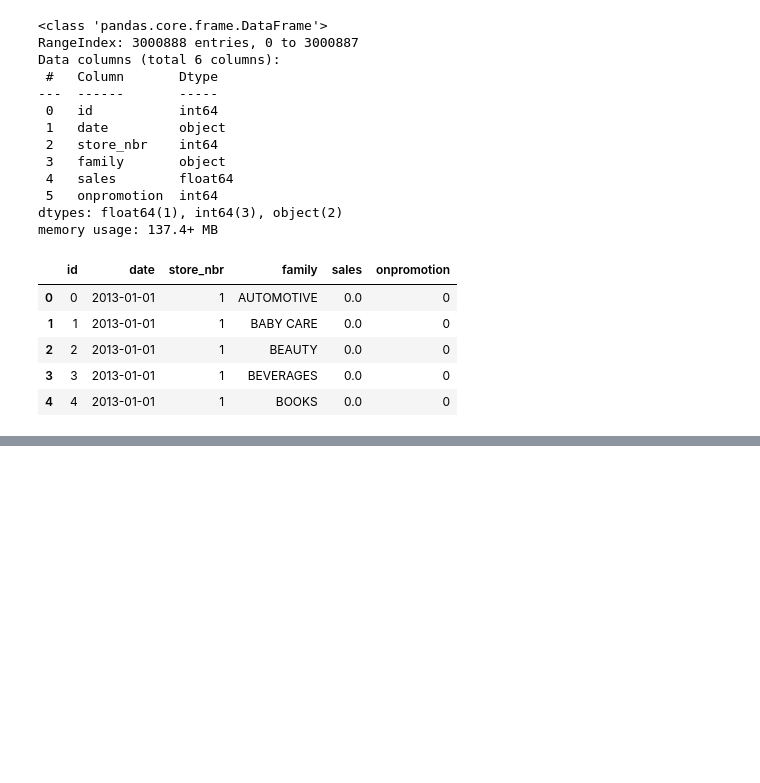
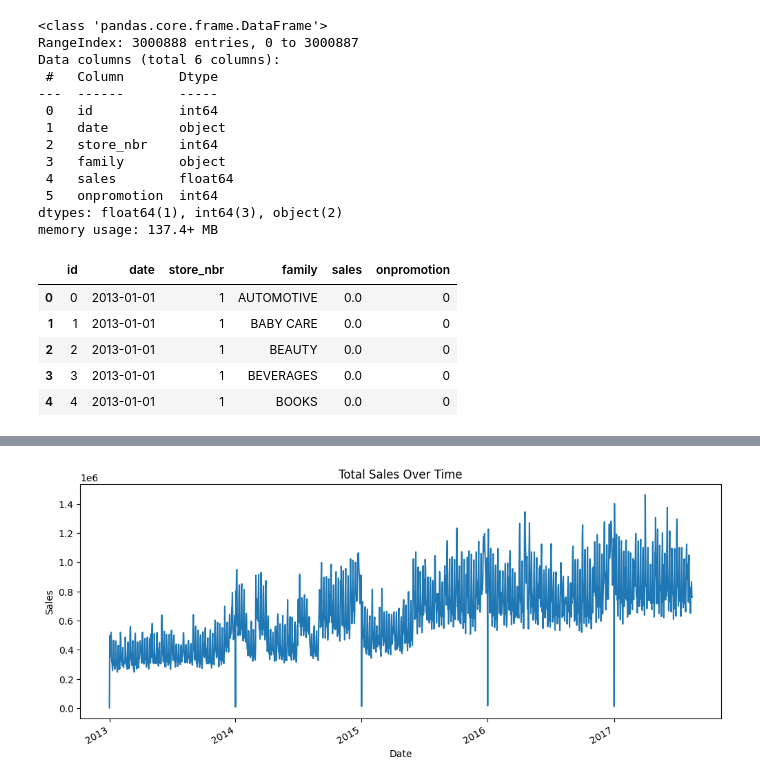
Before and after one commit to Ishikasingh101/Store_Sales_Prediction, a Jupyter notebook: experiments/EDA.ipynb, the cells around one changed output, grey strips where cells are left out. Drawn from its saved outputs; the diff is of its cells as text; code cells hidden in the pictures; blank space fills up the shorter version.

```diff
--- a/experiments/EDA.ipynb
+++ b/experiments/EDA.ipynb
@@ -54,0 +99,2 @@ transactions = pd.read_csv("/Users/ishikasingh/Desktop/store-sales-time-series-f
+# %%
+train['date'] = pd.to_datetime(train['date'])
@@ -54,0 +111,10 @@ transactions = pd.read_csv("/Users/ishikasingh/Desktop/store-sales-time-series-f
+# %%
+# Sales Over Time
+plt.figure(figsize=(12, 5))
+train.groupby("date")["sales"].sum().plot()
+plt.title("Total Sales Over Time")
+plt.xlabel("Date")
+plt.ylabel("Sales")
+plt.show()
+# %% [output]
+[figure, added]
```
Also changed, not shown: parts of 62 cells of this notebook.
